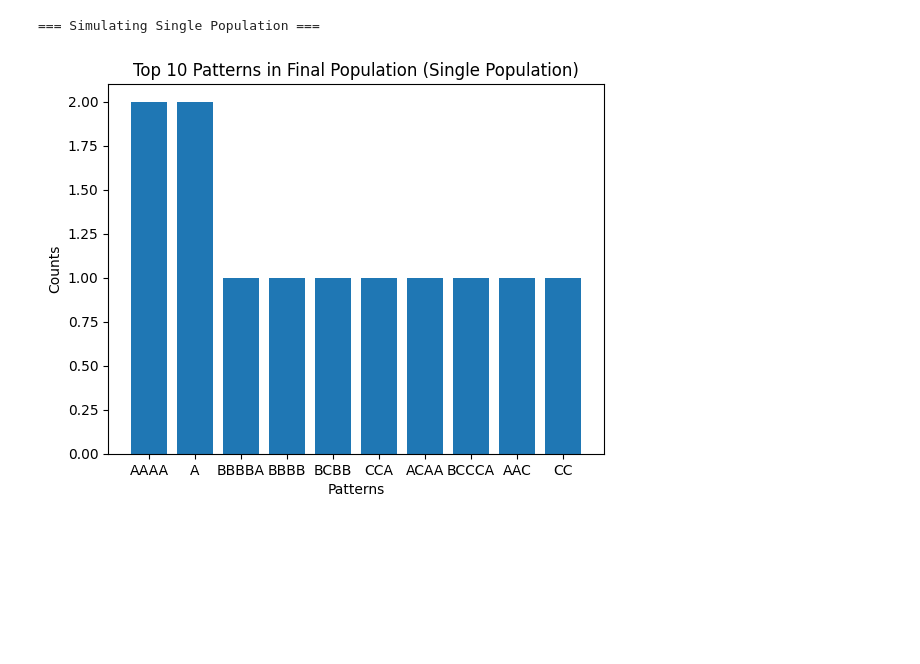
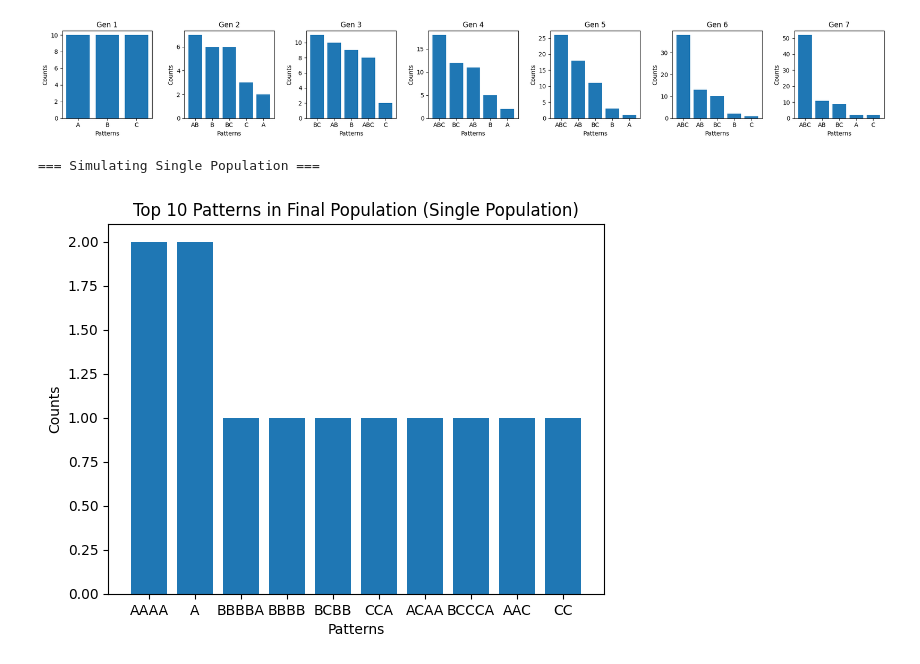
Before and after one commit to danadler-dev/MDPI-Article-Evo, a Jupyter notebook: HowInfoEvolves.ipynb, the cells around one changed output. Saved outputs shown, nothing was run; the diff lists cells and outputs as text; code cells hidden in the pictures; blank space fills up the shorter version.

Commit message:
Updated with simple case - figure in paper

```diff
--- a/HowInfoEvolves.ipynb
+++ b/HowInfoEvolves.ipynb
@@ -1,2 +1,85 @@
 # %% [markdown]
 <a href="https://colab.research.google.com/github/danadler-dev/MDPI-Article-Evo/blob/main/HowInfoEvolves.ipynb" target="_parent"><img src="https://colab.research.google.com/assets/colab-badge.svg" alt="Open In Colab"/></a>
+# %%
+import random
+import matplotlib.pyplot as plt
+from collections import Counter
+
+def simulate_simple_case(num_generations, interactions_per_generation, regeneration_rate, initial_population):
+    """
+    Simulate a simple case with three elements {A, B, C} and stability bias for compounds involving B.
+
+    Args:
+        num_generations (int): Number of generations to simulate.
+        interactions_per_generation (int): Number of interactions per generation.
+        regeneration_rate (dict): Number of each base symbol regenerated each generation.
+        initial_population (list): Initial population of symbols.
+
+    Returns:
+        None: Plots the dynamics of the population over generations.
+    """
+    # Stability values for compounds
+    stability = {
+        "AB": 3, "BC": 3, "ABC": 5,  # High stability for B-compounds
+        "AC": 1, "A": 1, "B": 2, "C": 1  # Lower stability for others
+    }
+
+    population = initial_population.copy()
+
+    fig, axes = plt.subplots(1, num_generations,figsize=(20, 3))
+    axes = axes.flatten()
+
+    for generation in range(num_generations):
+       # Count and plot top patterns
+        population_count = Counter(population)
+        top_patterns = population_count.most_common(5)
+        labels, counts = zip(*top_patterns) if top_patterns else ([], [])
+        ax = axes[generation]
+        ax.bar(labels, counts)
+        ax.set_title(f"Gen {generation+1}")
+        ax.set_xlabel("Patterns")
+        ax.set_ylabel("Counts")
+
+        # Regenerate base elements
+        for symbol, rate in regeneration_rate.items():
+            population.extend([symbol] * rate)
+
+        # Simulate interactions
+        new_population = []
+        for _ in range(interactions_per_generation):
+            symbol1, symbol2 = random.sample(population, 2)
+            compound = "".join(sorted(symbol1 + symbol2))  # Sort to avoid duplicate representations
+            if compound in stability:
+                new_population.append(compound)
+            else:
+                # If the compound is invalid, add the original symbols back
+                new_population.extend([symbol1, symbol2])
+
+        # Age compounds by their stability
+        aged_population = []
+        for compound in new_population:
+            if random.random() < (stability.get(compound, 0) / 5):  # Normalize by max stability
+                aged_population.append(compound)
+        population = aged_population
+
+
+
+        print(f"Gen {generation+1}: {population_count}")
+
+    # Hide unused subplot axes
+    for i in range(num_generations, len(axes)):
+        axes[i].axis("off")
+
+    plt.tight_layout()
+    plt.show()
+
+
+# Parameters for the simulation
+num_generations = 7
+interactions_per_generation = 50
+regeneration_rate = {"A": 5, "B": 5, "C": 5}  # Regenerate all elements equally
+initial_population = ["A", "B", "C"] * 10  # Initial population of base elements
+
+# Run the simulation
+simulate_simple_case(num_generations, interactions_per_generation, regeneration_rate, initial_population)
+# %% [output]
@@ -3,3 +93,4 @@
+[figure, added]
 # %%
 import random
 import matplotlib.pyplot as plt
```
Also changed, not shown: parts of 1 cell of this notebook.
